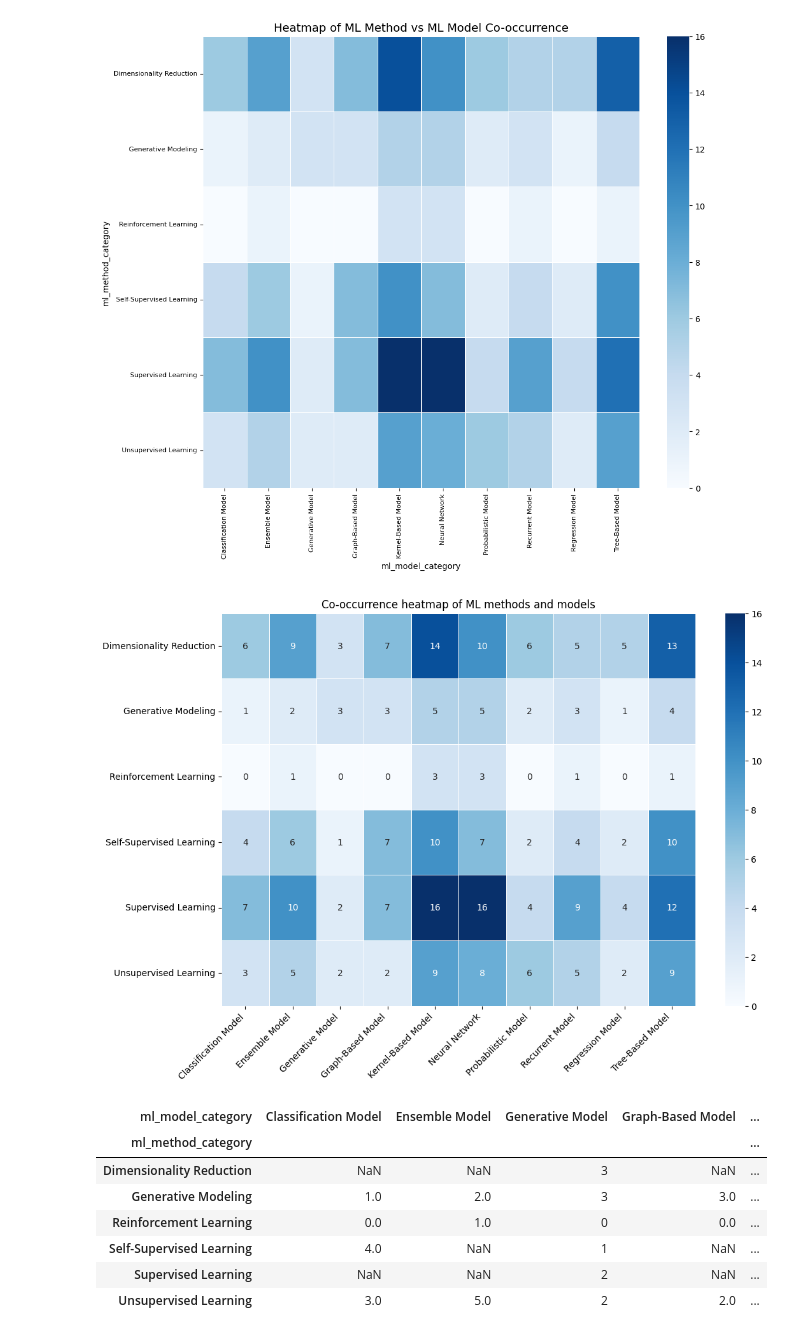
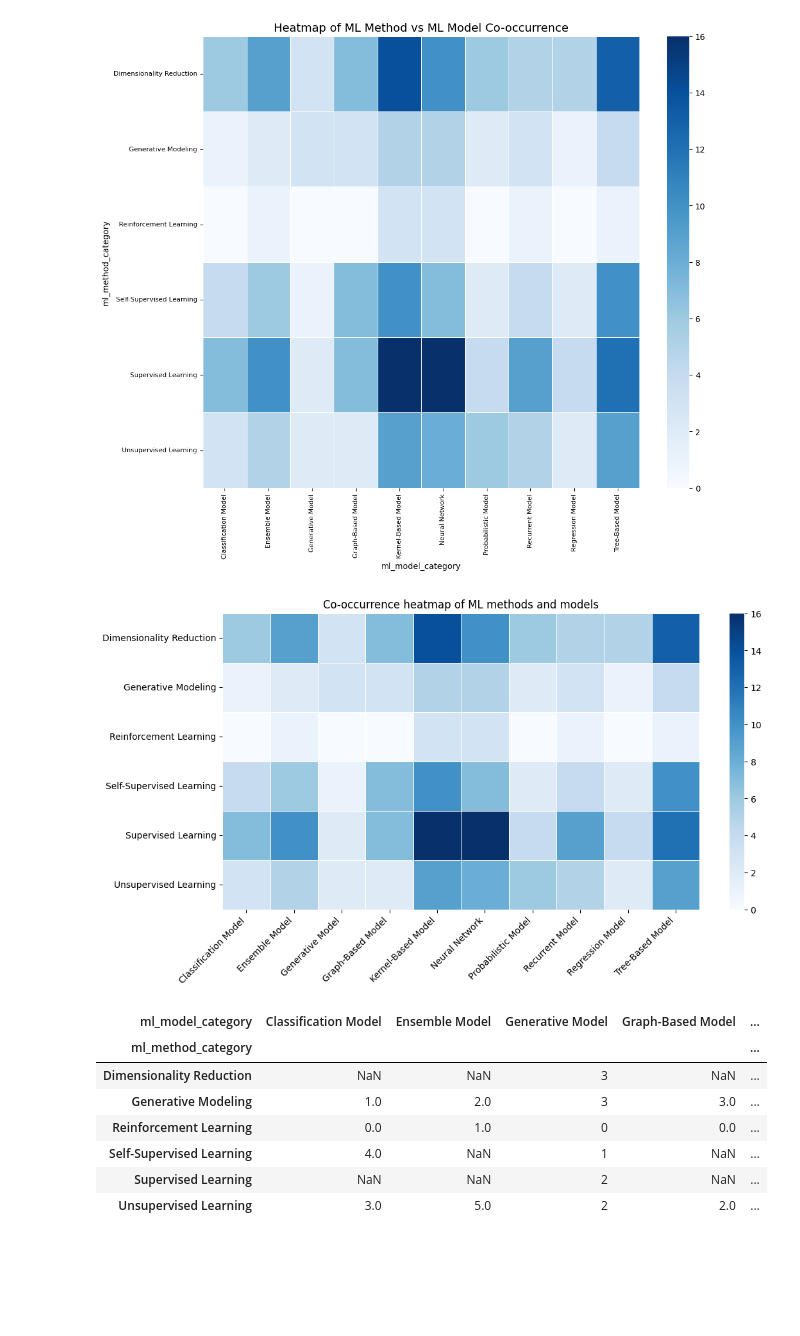
Before and after one commit to seyedrezamirkhani/ml-lncRNA, a Jupyter notebook: src/notebooks/part-03-finding-ML-methods-with-rules/12-analyse-search-results.ipynb, the cells around one changed output. Saved outputs shown, nothing was run; the diff lists cells and outputs as text; code cells hidden in the pictures; blank space fills up the shorter version.

Commit message:
changed co-occurrence heatmap

```diff
--- a/src/notebooks/part-03-finding-ML-methods-with-rules/12-analyse-search-results.ipynb
+++ b/src/notebooks/part-03-finding-ML-methods-with-rules/12-analyse-search-results.ipynb
@@ -939,28 +939,32 @@ plot_co_occurrence_matrix(matrix=co_occurrence_matrix_method_model, title='Heatm
 [figure]
 # %%
 # Set up the figure size
-plt.figure(figsize=(12, 8))
+plt.figure(figsize=(12, 6))
 
 # Create the heatmap with rotated x-axis labels
-sns.heatmap(co_occurrence_matrix_method_model, annot=True, cmap="Blues", fmt="d", linewidths=.5)
+sns.heatmap(co_occurrence_matrix_method_model, annot=False, cmap='Blues', fmt='d', linewidths=.5)
 
 # Set labels and title
 #plt.xlabel("Model")
 #plt.ylabel("Method")
-plt.xlabel("")
-plt.ylabel("")
-plt.title("Co-occurrence heatmap of ML methods and models")
+plt.xlabel('')
+plt.ylabel('')
+plt.title('Co-occurrence heatmap of ML methods and models')
 
 # Rotate x-axis labels for better readability
-plt.xticks(rotation=45, ha="right")
+#plt.xticks(rotation=45, ha='right')
+plt.xticks(rotation=45, ha='right', fontsize=10)
+
+#plt.xticks(rotation=90, fontsize=8)
+plt.yticks(fontsize=10)
 
 # Saving the figure.
-plt.savefig(f"{IMAGE_FOLDER}co-occurrence_heatmap_ml_methods_and_models.png", transparent=True)
+plt.savefig(f'{IMAGE_FOLDER}co-occurrence_heatmap_ml_methods_and_models.png', transparent=True, dpi=300, bbox_inches='tight')
 
 # Show the plot
 plt.show()
 # %% [output]
-[figure, old version]
+[figure, new version]
 # %%
 # Identify low-occurrence areas in the co-occurrence matrix
 threshold = co_occurrence_matrix_method_model.mean().mean()  # Define a threshold based on the average count
```
Also changed, not shown: parts of 1 cell of this notebook, 1 other file.
